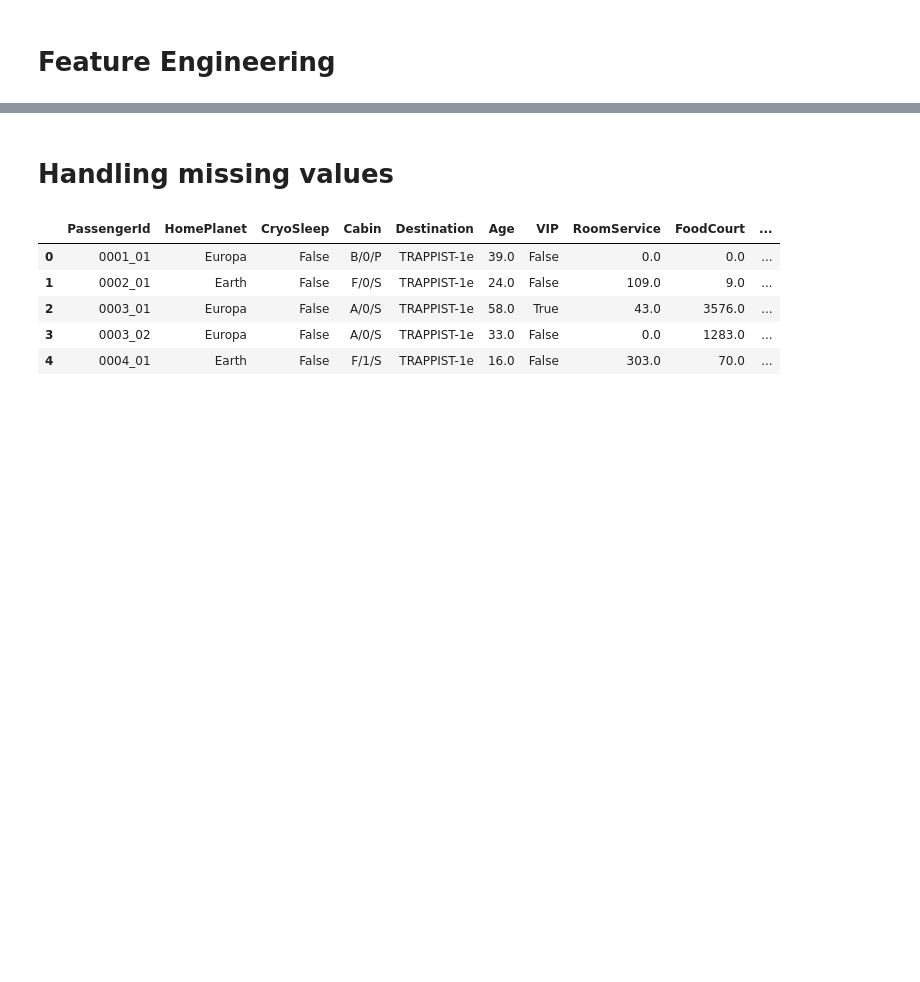
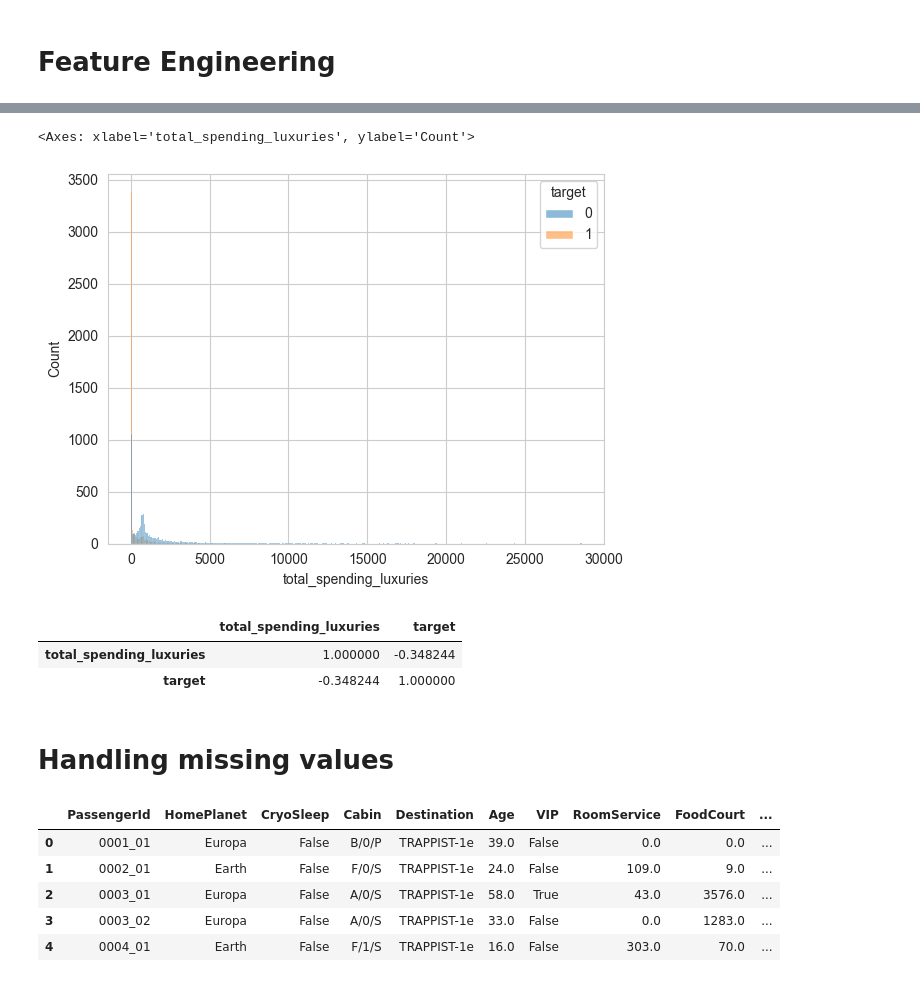
Before and after one commit to KateKorotova/ds_notebooks, a Jupyter notebook: notebooks/spaceship_titanic.ipynb, the cells around one changed output, grey strips where cells are left out. Cells and saved outputs as stored; diff of their text form; code cells hidden in the pictures; blank space fills up the shorter version.

```diff
--- a/notebooks/spaceship_titanic.ipynb
+++ b/notebooks/spaceship_titanic.ipynb
@@ -167,3 +249,18 @@ df['last_name'] = df.apply(lambda row: row['Name'].split()[1] if pd.notna(row['N
+# %%
+luxury_cols = ['Spa', 'RoomService', 'VRDeck']
+# %%
+df_temp['total_spending_luxuries'] = df_temp.apply(lambda row: row[luxury_cols].sum(), axis=1)
+# %%
+sns.histplot(df_temp, x='total_spending_luxuries', hue='target')
+# %% [output]
+<Axes: xlabel='total_spending_luxuries', ylabel='Count'>
+[figure, added]
+# %%
+df_temp[['total_spending_luxuries', 'target']].corr()
+# %% [output]
+|  | total_spending_luxuries | target |
+| total_spending_luxuries | 1.000000 | -0.348244 |
+| target | -0.348244 | 1.000000 |
 # %% [markdown]
 # Handling missing values
 # %%
```
Also changed, not shown: parts of 164 cells of this notebook, 1 other file.
